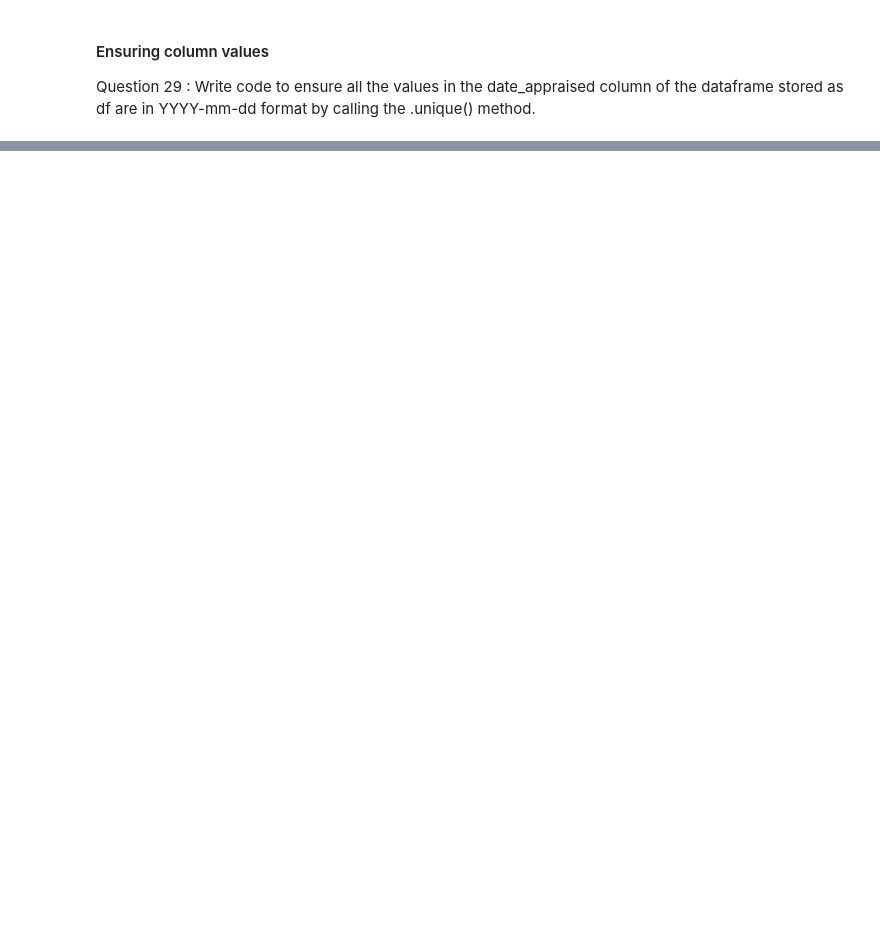
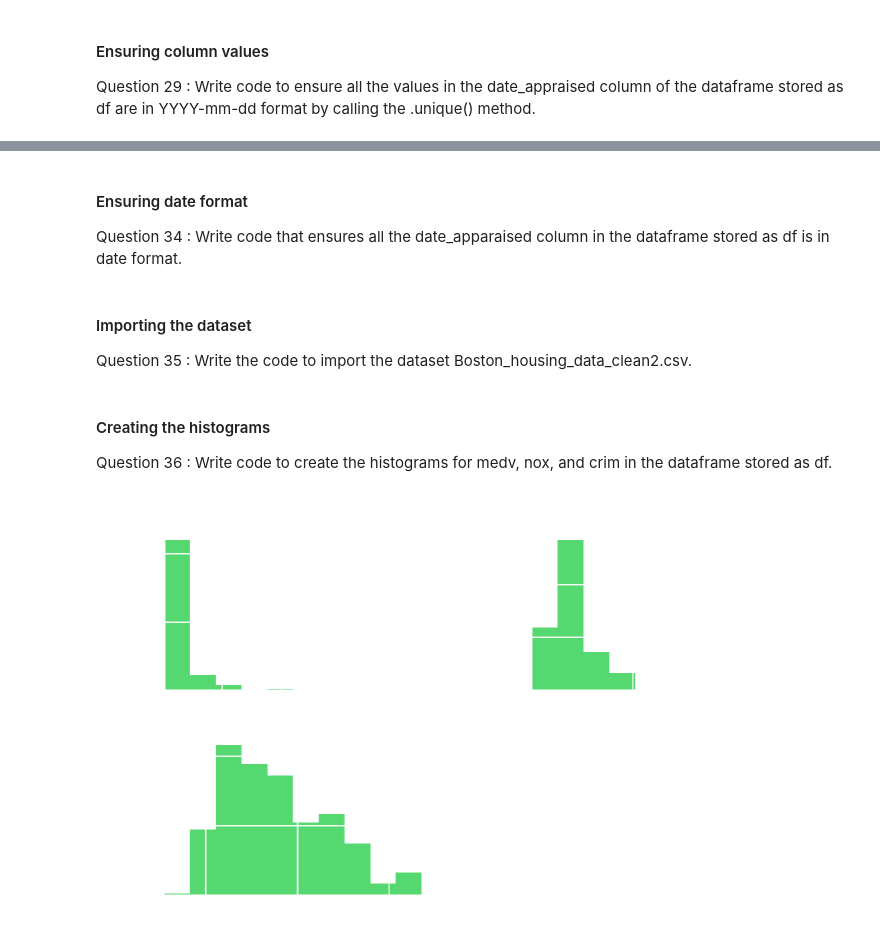
Before and after one commit to RyanLBuchanan/D206_Data_Cleaning, a Jupyter notebook: Performance_Lab_Python/performance_lab_python.ipynb, the cells around one changed output, grey strips where cells are left out. Drawn from its saved outputs; the diff is of its cells as text; code cells hidden in the pictures; blank space fills up the shorter version.

```diff
--- a/Performance_Lab_Python/performance_lab_python.ipynb
+++ b/Performance_Lab_Python/performance_lab_python.ipynb
@@ -456,0 +533,4 @@ print(df['date_appraised'])
+# %% [markdown]
+#### Ensuring date format
+Question 34 :
+Write code that ensures all the date_apparaised column in the dataframe stored as df is in date format.
@@ -456,0 +540,16 @@ print(df['date_appraised'])
+# %% [markdown]
+#### Importing the dataset
+Question 35 :
+Write the code to import the dataset Boston_housing_data_clean2.csv.
+# %%
+df = pd.read_csv('boston_housing_data_clean2.csv')
+# %% [markdown]
+#### Creating the histograms
+Question 36 :
+Write code to create the histograms for medv, nox, and crim in the dataframe stored as df.
+# %%
+df[['medv', 'nox', 'crim']].hist()
+plt.savefig('uc_pyplot.jpg')
+# plt.close()
+# %% [output]
+[figure, added]
```
Also changed, not shown: parts of 17 cells of this notebook, 2 other files.
